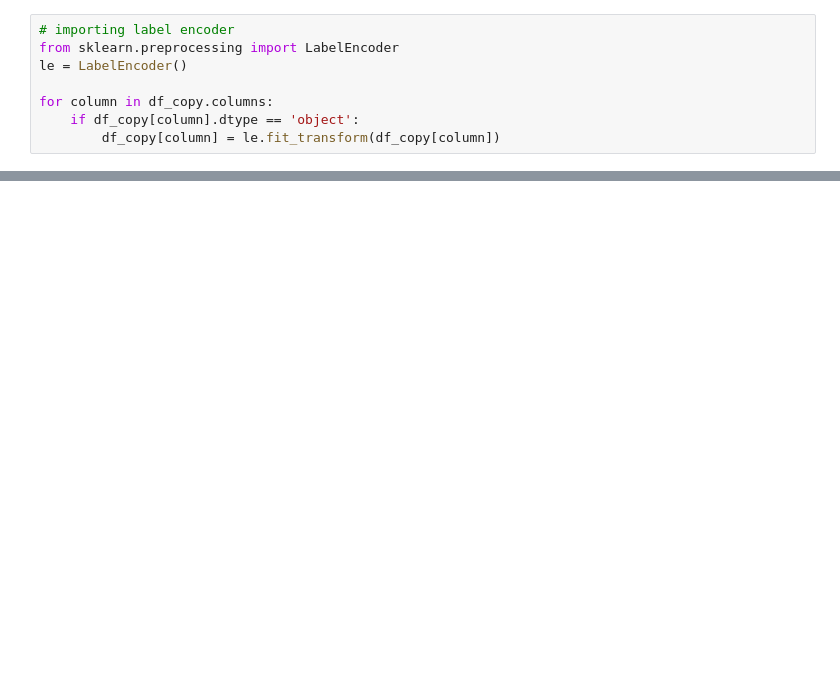
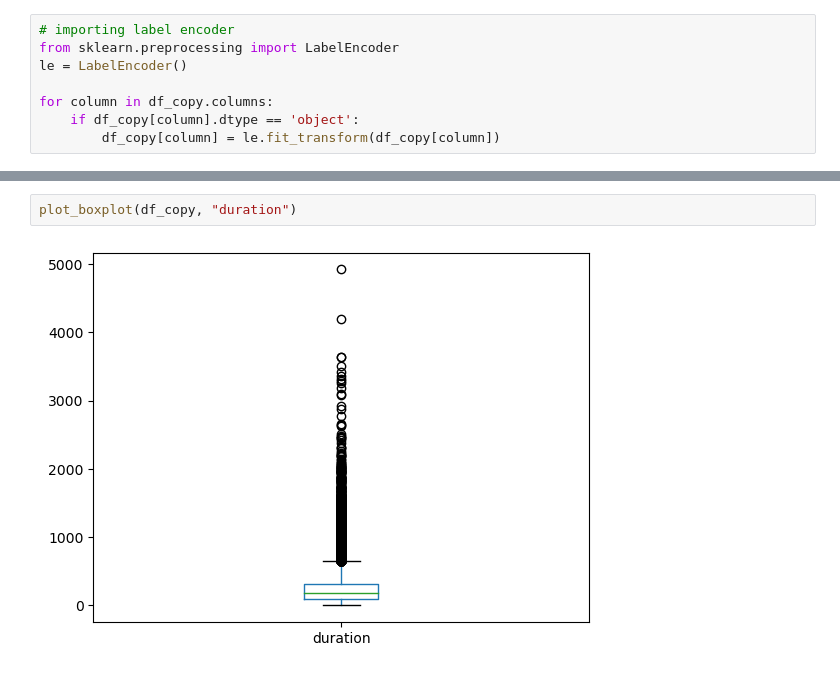
Before and after one commit to Mayank5112/Capstone-Project-5, a Jupyter notebook: capestone-5.ipynb, the cells around one changed output, grey strips where cells are left out. Drawn from its saved outputs; the diff is of its cells as text; blank space fills up the shorter version.

```diff
--- a/capestone-5.ipynb
+++ b/capestone-5.ipynb
@@ -287,0 +310,4 @@ plt.show()
+# %%
+plot_boxplot(df_copy, "duration")
+# %% [output]
+[figure, added]
```
Also changed, not shown: parts of 25 cells of this notebook.
